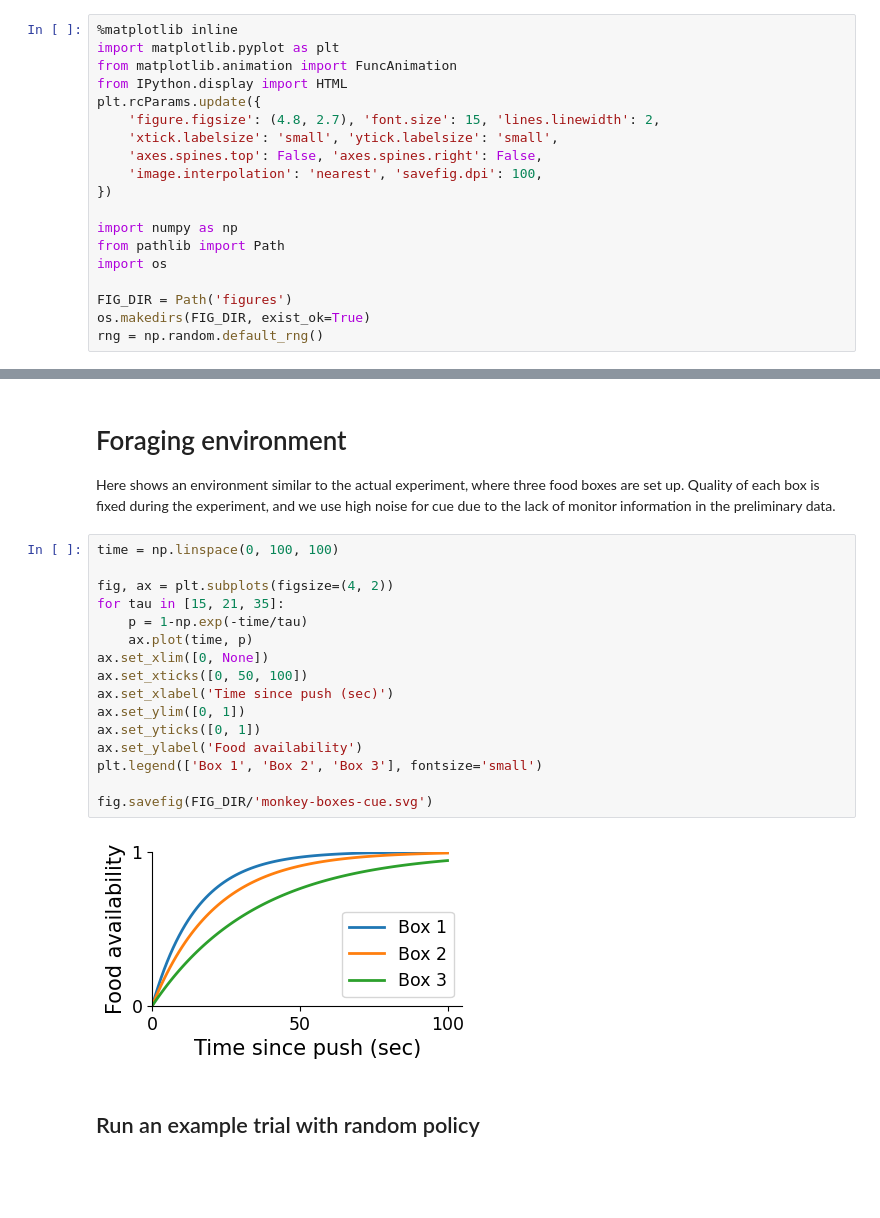
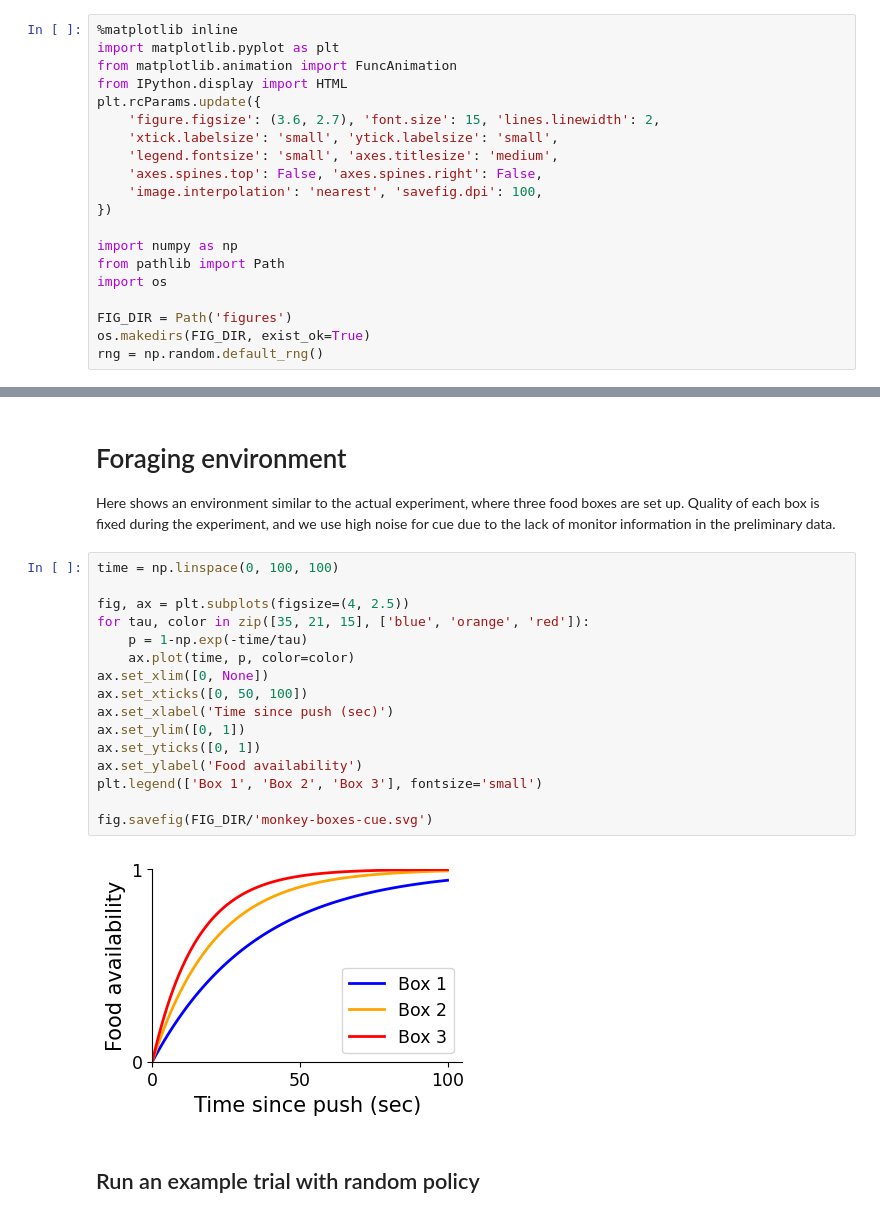
Before and after one commit to XaqLab/hex-arena, a Jupyter notebook: env-example.ipynb, the cells around one changed output, grey strips where cells are left out. Drawn from its saved outputs; the diff is of its cells as text; blank space fills up the shorter version.

```diff
--- a/env-example.ipynb
+++ b/env-example.ipynb
@@ -4,8 +4,9 @@ import matplotlib.pyplot as plt
 from matplotlib.animation import FuncAnimation
 from IPython.display import HTML
 plt.rcParams.update({
-    'figure.figsize': (4.8, 2.7), 'font.size': 15, 'lines.linewidth': 2,
+    'figure.figsize': (3.6, 2.7), 'font.size': 15, 'lines.linewidth': 2,
     'xtick.labelsize': 'small', 'ytick.labelsize': 'small',
+    'legend.fontsize': 'small', 'axes.titlesize': 'medium',
     'axes.spines.top': False, 'axes.spines.right': False,
     'image.interpolation': 'nearest', 'savefig.dpi': 100,
 })
@@ -74,20 +75,20 @@ Here shows an environment similar to the actual experiment, where three food box
 # %%
 time = np.linspace(0, 100, 100)
 
-fig, ax = plt.subplots(figsize=(4, 2))
-for tau in [15, 21, 35]:
+fig, ax = plt.subplots(figsize=(4, 2.5))
+for tau, color in zip([35, 21, 15], ['blue', 'orange', 'red']):
     p = 1-np.exp(-time/tau)
-    ax.plot(time, p)
+    ax.plot(time, p, color=color)
 ax.set_xlim([0, None])
 ax.set_xticks([0, 50, 100])
 ax.set_xlabel('Time since push (sec)')
 ax.set_ylim([0, 1])
 ax.set_yticks([0, 1])
 ax.set_ylabel('Food availability')
 plt.legend(['Box 1', 'Box 2', 'Box 3'], fontsize='small')
 
 fig.savefig(FIG_DIR/'monkey-boxes-cue.svg')
 # %% [output]
-[figure, old version]
+[figure, new version]
 # %% [markdown]
 ## Run an example trial with random policy
```
Also changed, not shown: parts of 7 cells of this notebook, 1 other file.
